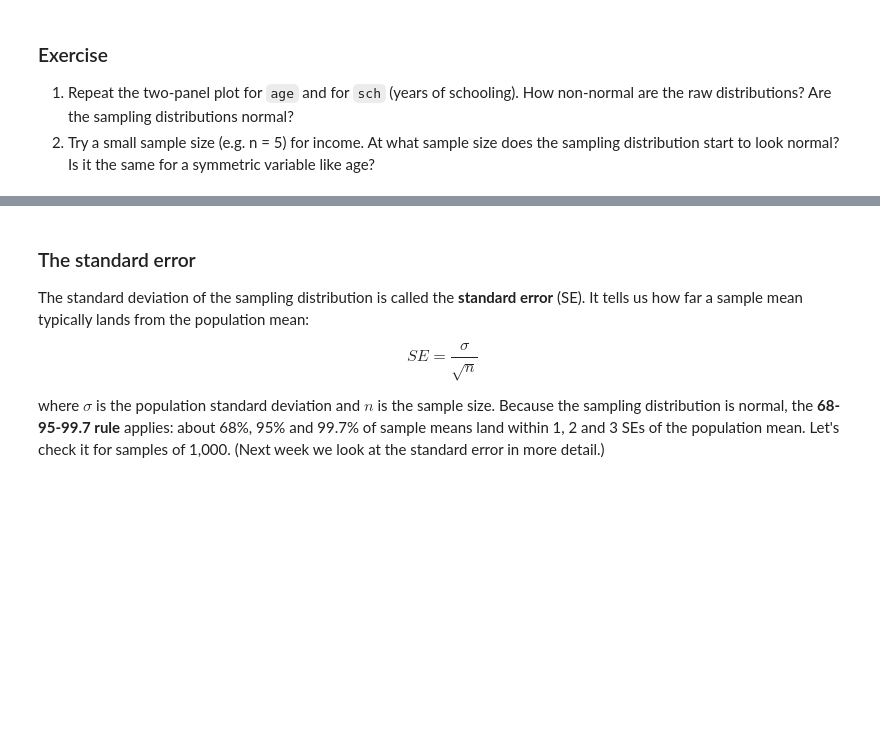
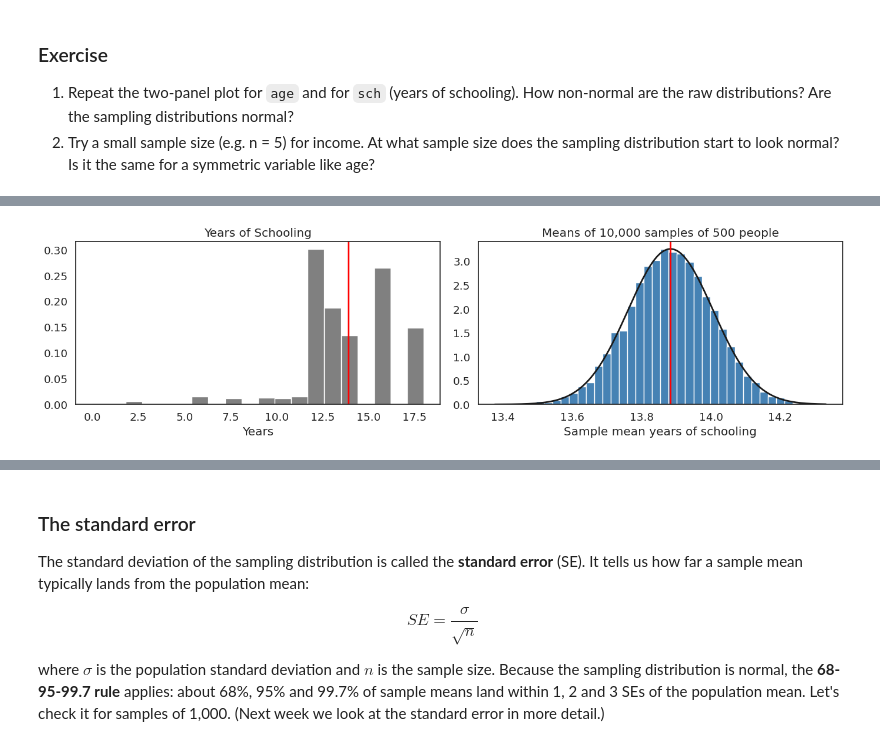
Before and after one commit to mao-gh/QM2, a Jupyter notebook: notebooks/W05. Distributions and Basic Statistics.ipynb, the cells around one changed output, grey strips where cells are left out. Saved outputs shown, nothing was run; the diff lists cells and outputs as text; code cells hidden in the pictures; blank space fills up the shorter version.

```diff
--- a/notebooks/W05. Distributions and Basic Statistics.ipynb
+++ b/notebooks/W05. Distributions and Basic Statistics.ipynb
@@ -415,0 +425,11 @@ plt.tight_layout(); plt.show()
+# %%
+fig, axes = plt.subplots(1, 2, figsize=(14, 4))
+axes[0].hist(df["sch"], bins=20, density=True, color="grey", edgecolor="white")
+axes[0].axvline(df["sch"].mean(), color="red", lw=2)
+axes[0].set(title="Years of Schooling", xlabel="Years")
+plot_sampling_distribution(sample_means(df["sch"], 500), axes[1], df["sch"].mean(),
+                           "Means of 10,000 samples of 500 people")
+axes[1].set_xlabel("Sample mean years of schooling")
+plt.tight_layout(); plt.show()
+# %% [output]
+[figure, added]
```
Also changed, not shown: parts of 6 cells of this notebook.
